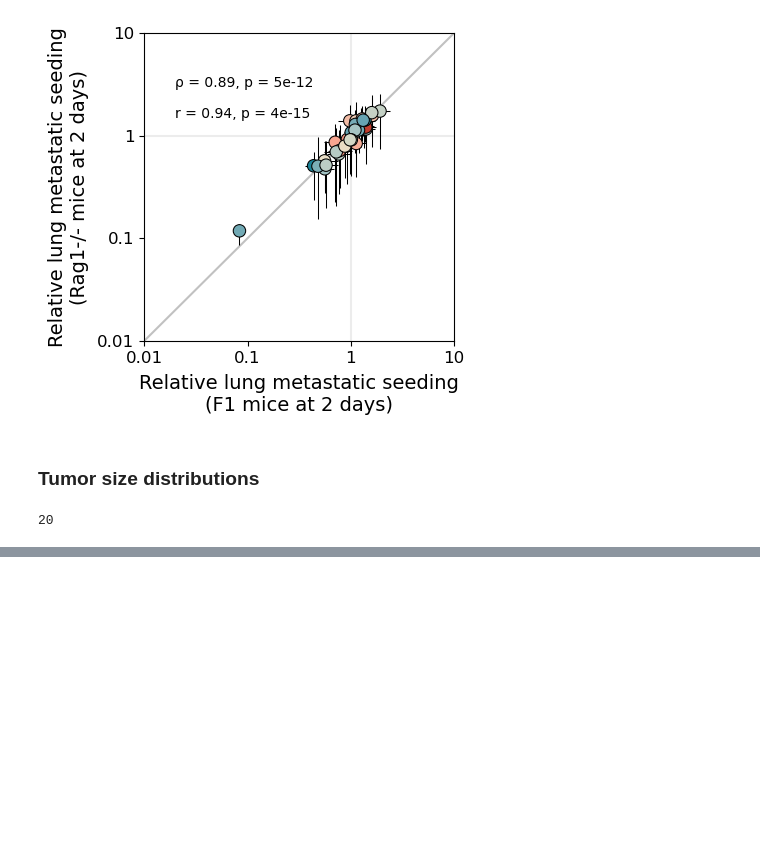
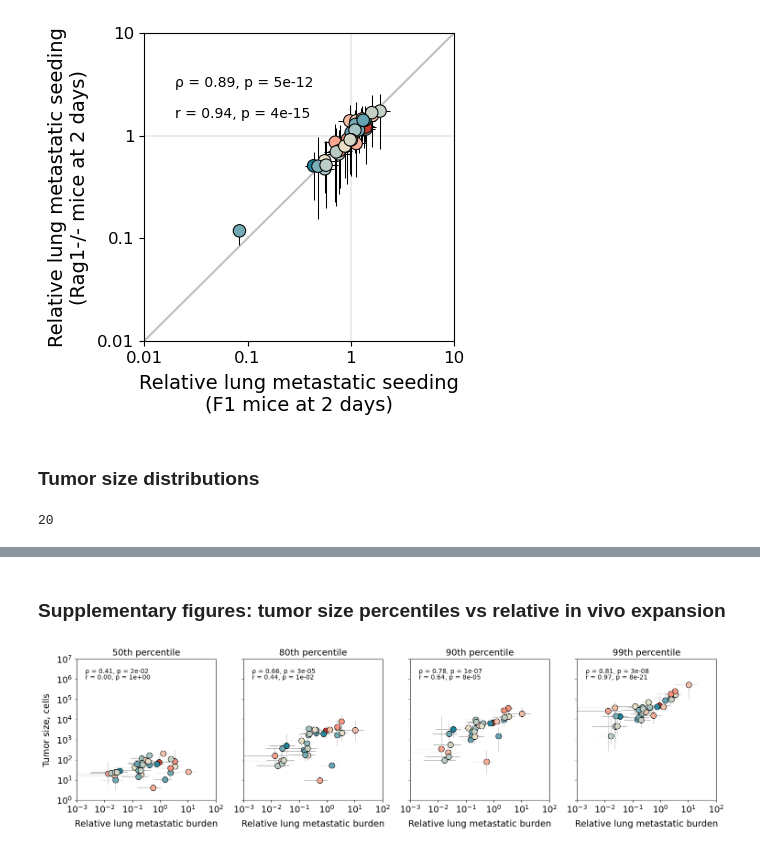
Before and after one commit to alyulina/metastatic-phenotypes, a Jupyter notebook: figures/fig3.ipynb, the cells around one changed output, grey strips where cells are left out. Saved outputs shown, nothing was run; the diff lists cells and outputs as text; code cells hidden in the pictures; blank space fills up the shorter version.

```diff
--- a/figures/fig3.ipynb
+++ b/figures/fig3.ipynb
@@ -461,0 +571,71 @@ for sample in list(metadata[(metadata['time point, d'] == 0) & (metadata['experi
+# %% [markdown]
+### Supplementary figures: tumor size percentiles vs relative in vivo expansion
+# %%
+import matplotlib.pyplot as plt
+import matplotlib.gridspec as gridspec
+
+percentiles = [50, 60, 70, 80, 90, 99]
+
+plt.figure(figsize=(18, 4))
+grid = gridspec.GridSpec(ncols=4, nrows=1,
+                         width_ratios=[1, 1, 1, 1], wspace=0.2,
+                         height_ratios=[1], hspace=0.5)
+
+c = 0
+for i in range(len(percentiles)):
+
+    if percentiles[i] not in [50, 80, 90, 99]:
+        continue
+
+    plt.subplot(grid[0, c])
+
+    xs = []; ys = []
+    for clID in clIDs:
+        if clID in ['GATC', 'AGCA']:
+            continue
+
+        x = clID__in_vivo_exp_avg_relative_to_mean[clID]
+        y = clID__percentiles[clID][i]
+
+        plt.scatter(x, y, color=clID__color[clID], s=80, edgecolor='black', linewidth=0.75, alpha=1, zorder=1)
+        plt.errorbar(x, y,
+                     xerr=[[clID__in_vivo_exp_err[clID][0]], [clID__in_vivo_exp_err[clID][1]]],
+                     yerr=[[y - clID__ci[clID][0][i]], [clID__ci[clID][1][i] - y]],
+                     color='#b9b9b9', linewidth=0.75, ls='none', zorder=-2)
+        #plt.text(x, y, clID__label[clID])
+
+        xs.append(x)
+        ys.append(y)
+
+    spearmans_rho, spearmans_pval = sp.stats.spearmanr(xs, ys)  # rank correlation coefficient and p-value
+    pearsons_r, pearsons_pval = sp.stats.pearsonr(xs, ys)  # Pearson correlation coefficient and p-value
+    plt.text(2e-3, 2e6, f'ρ = {spearmans_rho:.2f}, p = {spearmans_pval:.0e}', size=10)
+    plt.text(2e-3, 1e6, f'r = {pearsons_r:.2f}, p = {pearsons_pval:.0e}', size=10)
+
+    plt.yscale('log')
+    plt.xscale('log')
+    plt.minorticks_off()
+
+    plt.xticks([1e-3, 1e-2, 1e-1, 1e0, 1e1, 1e2],
+               ['$10^{-3}$', '$10^{-2}$', '$10^{-1}$', '$10^0$', '$10^1$', '$10^2$'],
+               size=14)
+    plt.xlabel('Relative lung metastatic burden', fontsize=14, labelpad=8)
+
+    if i == 0:
+        plt.yticks([1e0, 1e1, 1e2, 1e3, 1e4, 1e5, 1e6, 1e7],
+                   ['$10^0$', '$10^1$', '$10^2$', '$10^3$', '$10^4$', '$10^5$', '$10^6$', '$10^7$'],
+                   size=14)
+        plt.ylabel('Tumor size, cells', fontsize=14, labelpad=8)
+    else:
+        plt.yticks([1e0, 1e1, 1e2, 1e3, 1e4, 1e5, 1e6, 1e7], [])
+
+    plt.title(str(percentiles[i]) + 'th percentile', size=14)
+
+    plt.ylim(1e0, 1e7)
+    plt.xlim(1e-3, 1e2)
+
+    c += 1
+
+#plt.savefig(path_to_save_figs + 'fig3_si_percentile_vs_burden.pdf', dpi=300, bbox_inches='tight')
+# %% [output]
+[figure, added]
```
Also changed, not shown: parts of 24 cells of this notebook, 1 other file.
